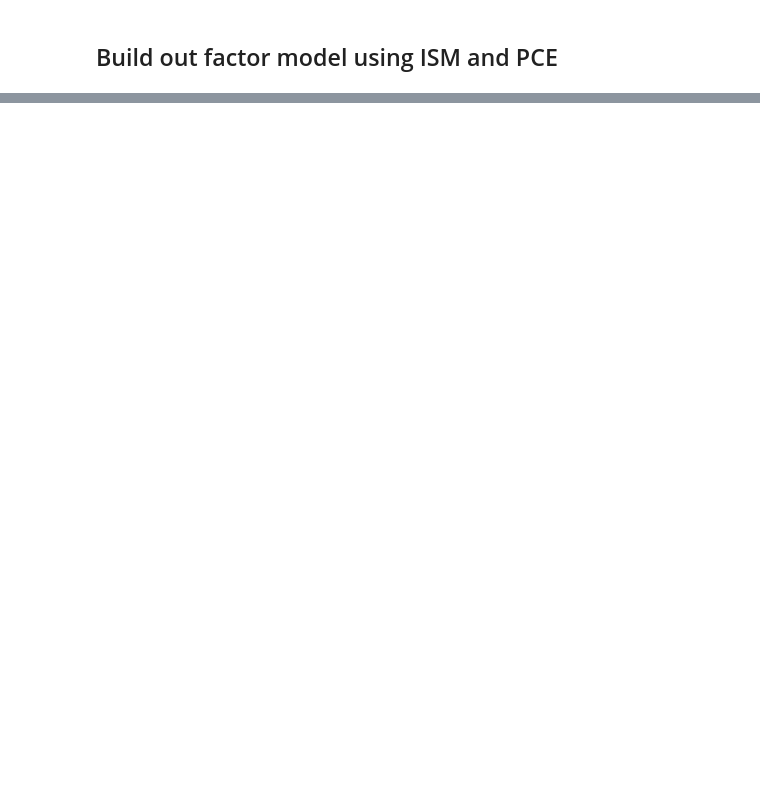
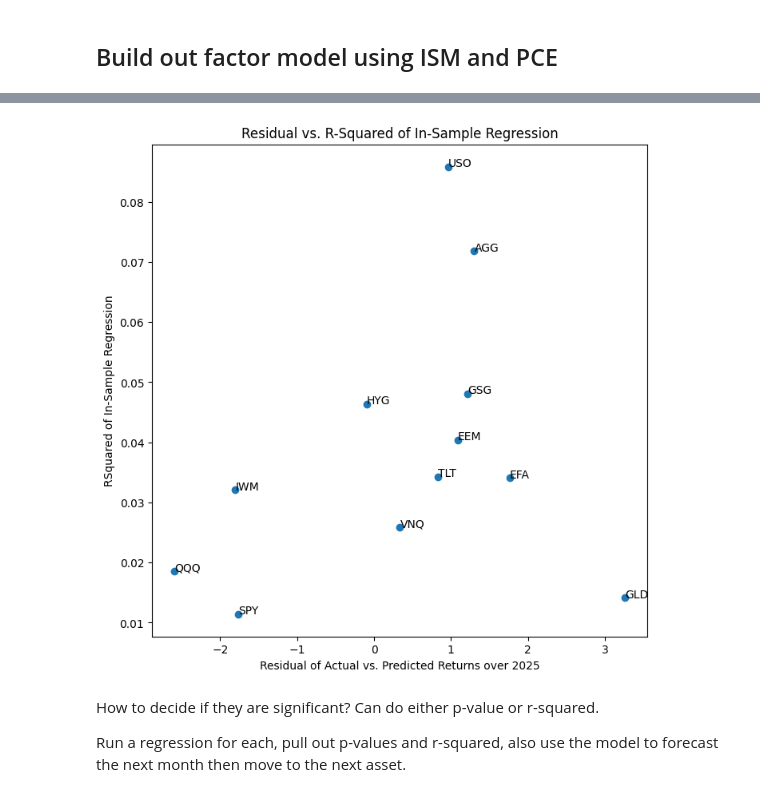
Before and after one commit to Kunj121/MacroFinance_HW2, a Jupyter notebook: hw3/macro_factors.ipynb, the cells around one changed output, grey strips where cells are left out. Drawn from its saved outputs; the diff is of its cells as text; code cells hidden in the pictures; blank space fills up the shorter version.

```diff
--- a/hw3/macro_factors.ipynb
+++ b/hw3/macro_factors.ipynb
@@ -308,0 +335,16 @@ Freq: ME, Name: EFA, dtype: float64
+# %%
+fig, ax = plt.subplots(figsize = (8, 8))
+ax.scatter(results['residual'], results['rsquared'])
+for asset, (x, y) in results[['residual', 'rsquared']].iterrows():
+    ax.annotate(asset, (x, y), fontsize = 10)
+ax.set_xlabel("Residual of Actual vs. Predicted Returns over 2025")
+ax.set_ylabel("RSquared of In-Sample Regression")
+ax.set_title("Residual vs. R-Squared of In-Sample Regression")
+plt.show()
+# %% [output]
+[figure, added]
+# %% [markdown]
+How to decide if they are significant?
+Can do either p-value or r-squared.
+
+Run a regression for each, pull out p-values and r-squared, also use the model to forecast the next month then move to the next asset.
```
Also changed, not shown: parts of 8 cells of this notebook.
